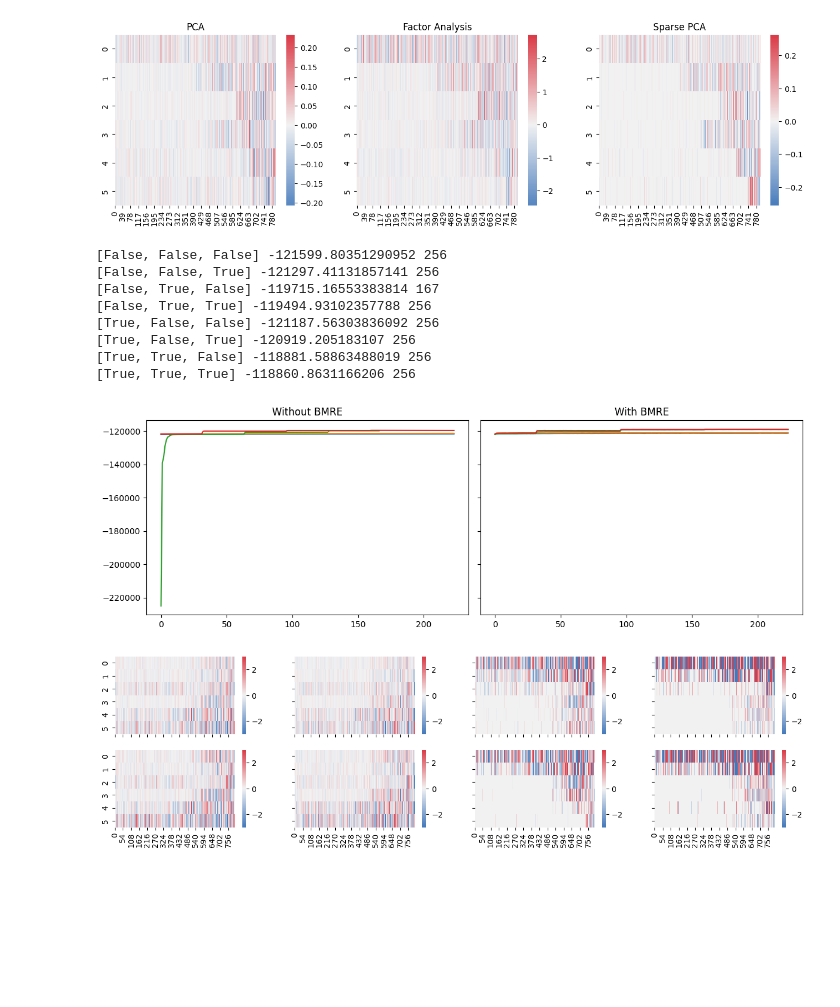
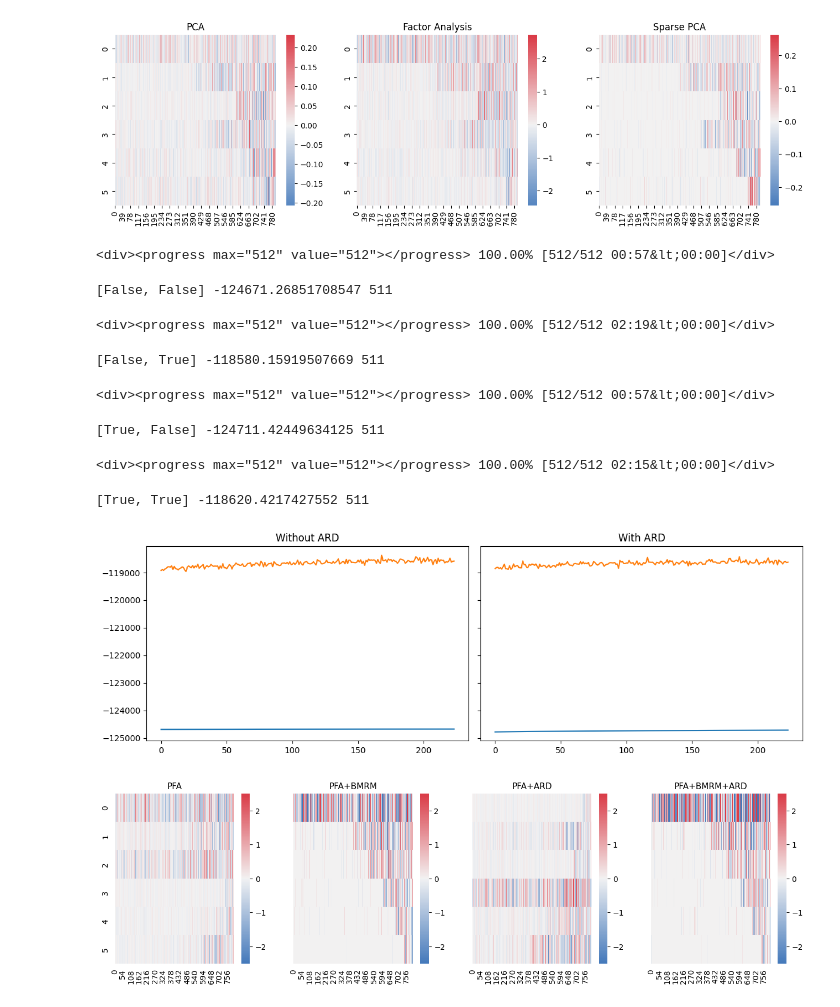
Before and after one commit to dimarkov/sppcax, a Jupyter notebook: examples/sppcax_susie_comparison.ipynb, the cells around one changed output. Saved outputs shown, nothing was run; the diff lists cells and outputs as text; code cells hidden in the pictures; blank space fills up the shorter version.

```diff
--- a/examples/sppcax_susie_comparison.ipynb
+++ b/examples/sppcax_susie_comparison.ipynb
@@ -207,9 +204,9 @@ for elbo in elbos[4:]:
 # %%
-fig, axes = plt.subplots(2, 4, figsize=(12, 4), sharex=True, sharey=True)
+fig, axes = plt.subplots(1, 4, figsize=(12, 4), sharex=True, sharey=True)
 
 
-for i, ax in enumerate(axes.flatten()):
-    W = fit_models[i].q_w_psi.mvn.mean.T
+for i, ax in enumerate(axes.flatten()[:4]):
+    W = fit_models[i].emissions.weights.T
     sns.heatmap(W, cmap = div, fmt = ".2f", center = 0, ax=ax, vmax=2.5, vmin=-2.5)
     ax.tick_params(left=False, bottom=False)
     ax.set_title(labels[i], fontsize=11)
@@ -309,53 +306,61 @@ n_features = 800
 key = jr.PRNGKey(5890)
 fit_models = []
 elbos = []
-for bmr_e_step in [False, True]:
+labels = []
+for use_ard in [False, True]:
     for bmr_m_step in [False, True]:
-        for optimize_with_bmr in [False, True]:
-            model = PFA(
-                n_components=n_components,
-                n_features=n_features,
-                optimize_with_bmr=optimize_with_bmr,
-                bmr_m_step=bmr_m_step,
-                bmr_e_step=bmr_e_step,
-                bmr_e_step_opts=('max_iter', 4, 'pi', 0.5)
-            )
+        model = BayesianFactorAnalysis(
+            n_components=n_components,
+            n_features=n_features,
+            use_bmr=bmr_m_step,
+            use_ard=use_ard
+        )
 
-            key, _key = jr.split(key)
-            fm, elbs = fit(model, X, _key, tol=1e-2, n_iter=256, bmr_frequency=64)
-            fit_models.append(fm)
-            elbos.append(elbs)
-            print([bmr_e_step, bmr_m_step, optimize_with_bmr], elbos[-1][-1], len(elbos[-1]))
+        key, _key = jr.split(key)
+        params, prop = model.initialize(_key, variational_bayes=True)
+
+        key, _key = jr.split(key)
+        new_params, elbs = model.fit_vbem(params, prop, X, _key, num_iters=512)
+        fit_models.append(new_params)
+        elbos.append(elbs)
+        print([use_ard, bmr_m_step], elbos[-1][-1], len(elbos[-1]))
+        labels.append('PFA')
+        if bmr_m_step:
+            labels[-1] += '+BMRM'
+        if use_ard:
+            labels[-1] += '+ARD'
 # %% [output]
-[False, False, False] -121599.80351290952 256
-[False, False, True] -121297.41131857141 256
-[False, True, False] -119715.16553383814 167
-[False, True, True] -119494.93102357788 256
-[True, False, False] -121187.56303836092 256
-[True, False, True] -120919.205183107 256
-[True, True, False] -118881.58863488019 256
-[True, True, True] -118860.8631166206 256
+<div><progress max="512" value="512"></progress> 100.00% [512/512 00:57&lt;00:00]</div>
+[False, False] -124671.26851708547 511
+<div><progress max="512" value="512"></progress> 100.00% [512/512 02:19&lt;00:00]</div>
+[False, True] -118580.15919507669 511
+<div><progress max="512" value="512"></progress> 100.00% [512/512 00:57&lt;00:00]</div>
+[True, False] -124711.42449634125 511
+<div><progress max="512" value="512"></progress> 100.00% [512/512 02:15&lt;00:00]</div>
+[True, True] -118620.4217427552 511
 # %%
 fig, axes = plt.subplots(1, 2, figsize=(12, 4), sharex=True, sharey=True)
-for elbo in elbos[:4]:
+for elbo in elbos[:2]:
     axes[0].plot(elbo[-256+32:])
 
-axes[0].set_title('Without BMRE')
+axes[0].set_title('Without ARD')
 
-for elbo in elbos[4:]:
+for elbo in elbos[2:]:
     axes[1].plot(elbo[-256+32:])
 
-axes[1].set_title('With BMRE')
+axes[1].set_title('With ARD')
 
 fig.tight_layout()
 # %% [output]
-[figure, old version]
+[figure, new version]
 # %%
-fig, axes = plt.subplots(2, 4, figsize=(16, 4), sharex=True, sharey=True)
+fig, axes = plt.subplots(1, 4, figsize=(16, 4), sharex=True, sharey=True)
 
 for i, ax in enumerate(axes.flatten()):
-    W_hat = fit_models[i].q_w_psi.mvn.mean.T
-    sorted_idx = jnp.argsort(fit_models[i].q_w_psi.mvn.mask.sum(0))
-    sns.heatmap(W_hat[sorted_idx[::-1]], cmap = div, fmt = ".2f", center = 0, ax=ax, vmax=3.0, vmin=-3)
+    W_hat = fit_models[i].emissions.weights.T
+    sorted_idx = jnp.argsort(jnp.sum(jnp.abs(W_hat) > 0, -1))
+    sns.heatmap(W_hat[sorted_idx[::-1]], cmap = div, fmt = ".2f", center = 0, ax=ax, vmax=2.5, vmin=-2.5)
+    ax.tick_params(left=False, bottom=False)
+    ax.set_title(labels[i], fontsize=11)
 # %% [output]
-[figure, old version]
+[figure, new version]
```
Also changed, not shown: parts of 12 cells of this notebook, 11 other files.
